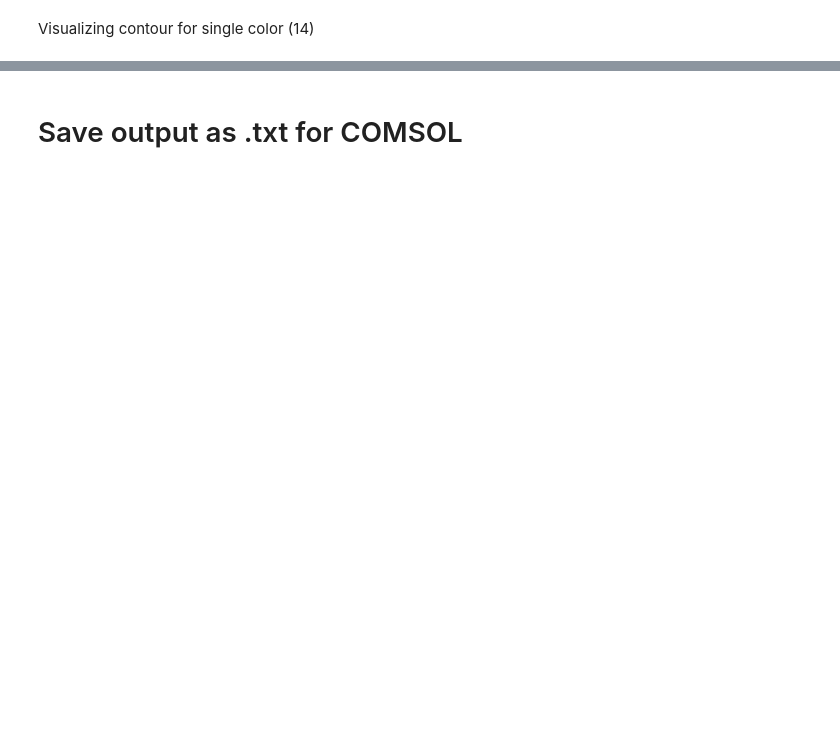
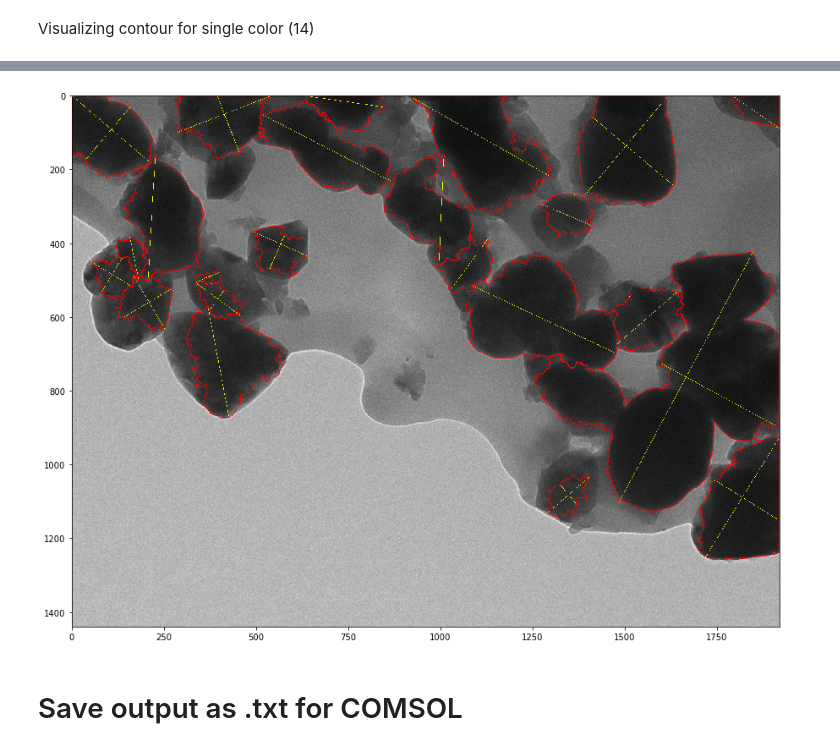
Before and after one commit to akshaytrikha/BTO-TEM-Processing, a Jupyter notebook: tem.ipynb, the cells around one changed output, grey strips where cells are left out. Cells and saved outputs as stored; diff of their text form; code cells hidden in the pictures; blank space fills up the shorter version.

```diff
--- a/tem.ipynb
+++ b/tem.ipynb
@@ -434,3 +460,42 @@ Visualizing contour for single color (14)
+# %%
+# store min pixel pairs to visualize lines
+min_pixel_pairs = []
+
+# process pairs to keep ones with min score
+for i in range(len(short_pairs)):
+    if len(short_pairs[i]) >= 2:
+    #     first find pixel with overall minimum
+        min_index_1 = np.argmin(scores[i])
+        min_pixel_1 = short_pairs[i][min_index_1]
+
+        # now loop through rest of pixels to find far away pixel with low score
+        min_distance = 10 # TODO: generalize for different particle sizes
+        for j in range(len(short_pairs[i])):
+            distance = pixel_distance(min_pixel, short_pairs[i][j])
+            if distance > min_distance:
+                min_pixel_2 = short_pairs[i][j]
+
+                # store pixels for cv.line() later
+                min_pixel_pairs += [[min_pixel_1, min_pixel_2]]
+
+                # longest_pairs[i][0] is current color
+                particles[longest_pairs[i][0]] = [("b", distance)]
+                break
+# %%
+fig, axs = plt.subplots(1, 1, figsize=(15,15))
+
+# copy input image
+midpoint_test = color_image.copy()
+
+for short_pair in min_pixel_pairs:
+#     print(short_pair[1])
+    cv.line(color_copy_3, short_pair[0], short_pair[1], [255,255,0])
+
+axs.imshow(color_copy_3)
+
+plt.savefig("perpendicular_chords.png", dpi=500)
+# %% [output]
+[figure, added]
 # %% [markdown]
 # Save output as .txt for COMSOL
 # %%
```
Also changed, not shown: parts of 15 cells of this notebook, 2 other files.
